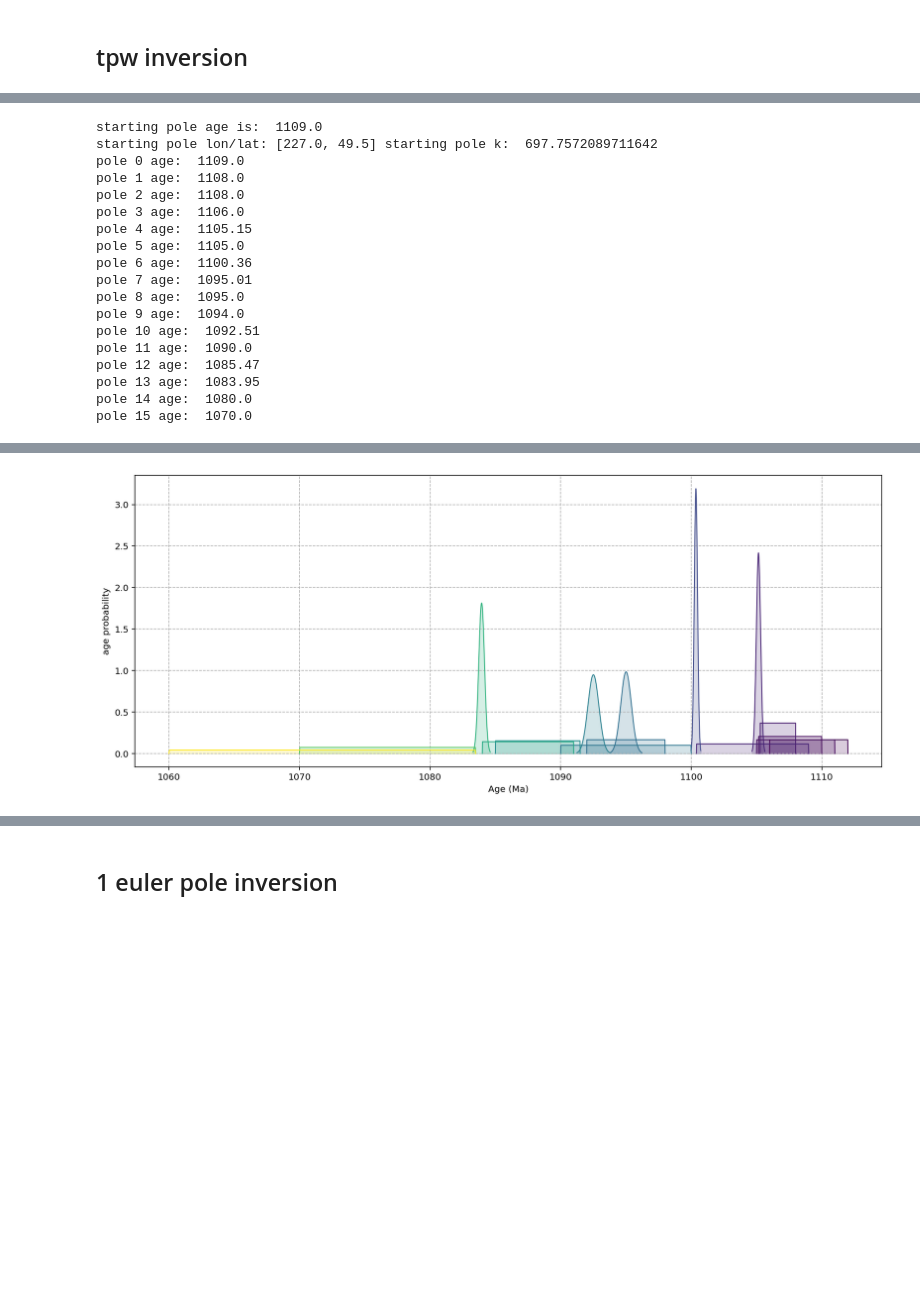
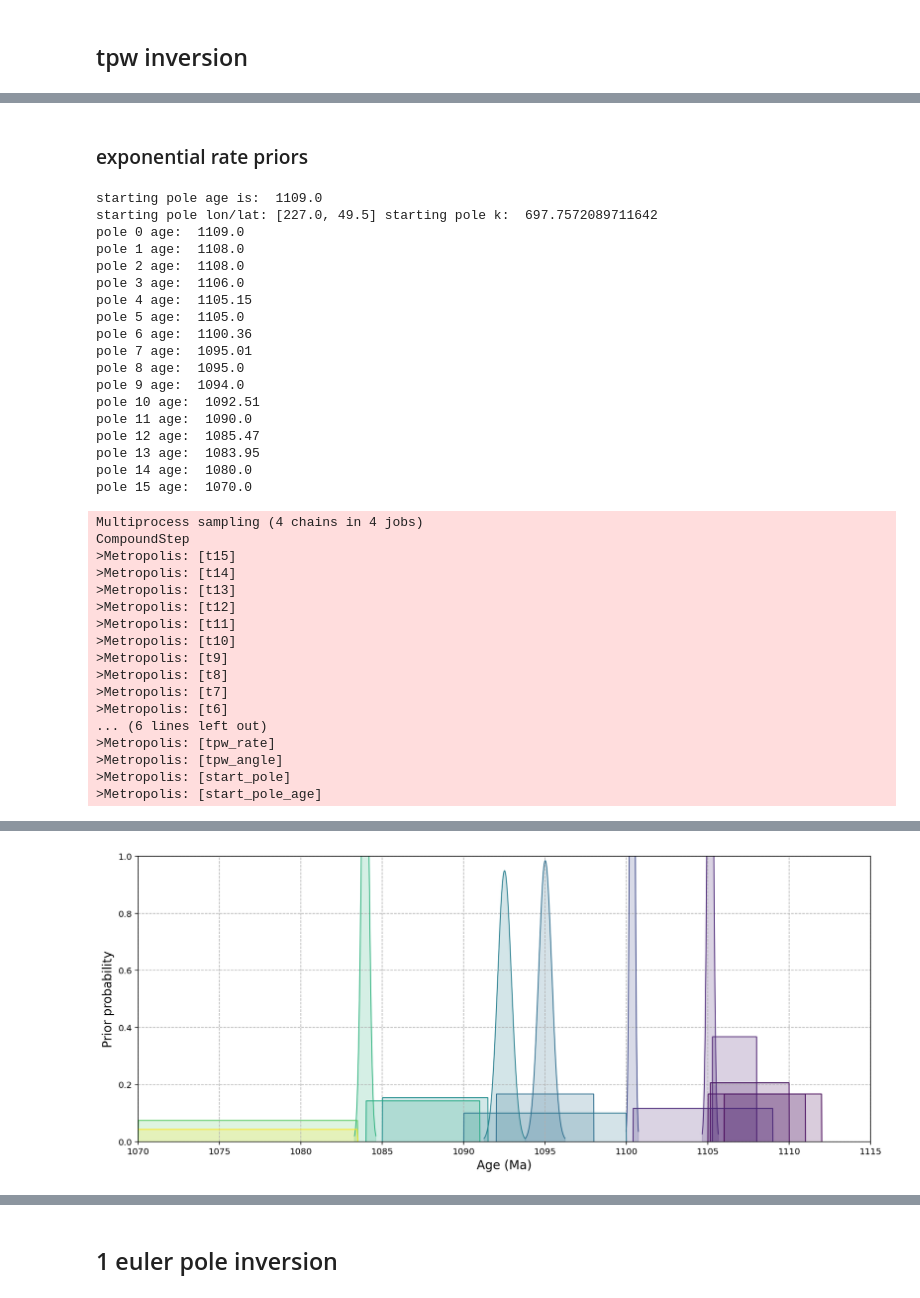
Before and after one commit to Swanson-Hysell-Group/Bayesian_PEP_inversion, a Jupyter notebook: PEP_Kewee.ipynb, the cells around one changed output, grey strips where cells are left out. Drawn from its saved outputs; the diff is of its cells as text; code cells hidden in the pictures; blank space fills up the shorter version.

```diff
--- a/PEP_Kewee.ipynb
+++ b/PEP_Kewee.ipynb
@@ -63,0 +44,30 @@ ax = plot_paleomagnetic_poles(Kewee_poles, 'PLon', 'PLat', 'A95', 'AgeNominal',
+# %%
+plt.figure(figsize = (15, 3))
+plt.ylabel('Prior probability', fontsize=14)
+# plt.xlabel('Age (Ma)', fontsize=14)
+for i in range(Kewee_poles.shape[0]):
+
+    max_y = 0
+    if Kewee_poles['GaussianOrUniform'][i] == 'uniform':
+        x = np.linspace(Kewee_poles['AgeLower'][i], Kewee_poles['AgeUpper'][i], 500)
+        y = np.zeros(500)
+        y[(x< Kewee_poles['AgeUpper'][i]) & (x>Kewee_poles['AgeLower'][i])] = 1.0/(Kewee_poles['AgeUpper'][i]-Kewee_poles['AgeLower'][i])
+        if max_y < max(y):
+            max_y = max(y)
+
+    else:
+        mu = Kewee_poles['AgeNominal'][i]
+        sigma = Kewee_poles['Gaussian_2sigma'][i]/2
+
+        x = np.linspace(mu-3*sigma,mu+3*sigma, 1000)
+        y = st.norm.pdf(x, mu, sigma)
+        if max_y < max(y):
+            max_y = max(y)
+    plt.plot(x, y, color = Kewee_poles['color'][i], lw=1)
+    plt.fill_between(x, y, color = Kewee_poles['color'][i], alpha = 0.2)
+plt.grid(1, ls='--')
+plt.xlim(1070, 1115)
+plt.ylim(0, 2)
+plt.gca().set_xticklabels([])
+# plt.savefig('code_output/kewee_age_priors.pdf', bbox_inches='tight')
+plt.show()
@@ -66,3 +141,5 @@ ax = plot_paleomagnetic_poles(Kewee_poles, 'PLon', 'PLat', 'A95', 'AgeNominal',
+# %% [markdown]
+### exponential rate priors
 # %%
 with pm.Model() as model:
 
@@ -84,8 +161,8 @@ with pm.Model() as model:
     tpw_rate = pm.Exponential('tpw_rate', 2.5)
 
     plt.figure(figsize = (15, 6))
-    plt.ylabel('age probability')
-    plt.xlabel('Age (Ma)')
+    plt.ylabel('Prior probability', fontsize=14)
+    plt.xlabel('Age (Ma)', fontsize=14)
     for i in range(Kewee_poles.shape[0]):
 
         max_y = 0
@@ -110,6 +187,8 @@ with pm.Model() as model:
         plt.plot(x, y, color = Kewee_poles['color'][i], lw=1)
         plt.fill_between(x, y, color = Kewee_poles['color'][i], alpha = 0.2)
         plt.grid(1, ls='--')
+        plt.xlim(1070, 1115)
+        plt.ylim(0, 1)
         print('pole '+str(i)+' age: ',Kewee_poles['AgeNominal'][i])
 
         lon_lat = pole_position_tpw(start, tpw_angle, tpw_rate, start_age, age)
@@ -117,8 +196,7 @@ with pm.Model() as model:
         observed_pole = VMF('p'+str(i), lon_lat, k = kappa_from_two_sigma(Kewee_poles['A95'].tolist()[i]),
                             observed=[Kewee_poles['PLon'].tolist()[i], Kewee_poles['PLat'].tolist()[i]])
 
-
-    # trace_tpw = pm.sample(1000, step = pm.Metropolis(), compute_convergence_checks=1, chains =1, cores=1, init='auto')
+    trace_tpw_exp = pm.sample(10000, tune=10000, step = pm.Metropolis(), compute_convergence_checks=1, chains=4, cores=4, init='auto')
 # %% [output]
 starting pole age is:  1109.0
 starting pole lon/lat: [227.0, 49.5] starting pole k:  697.7572089711642
@@ -138,3 +216,20 @@ pole 12 age:  1085.47
 pole 13 age:  1083.95
 pole 14 age:  1080.0
 pole 15 age:  1070.0
+Multiprocess sampling (4 chains in 4 jobs)
+CompoundStep
+>Metropolis: [t15]
+>Metropolis: [t14]
+>Metropolis: [t13]
+>Metropolis: [t12]
+>Metropolis: [t11]
+>Metropolis: [t10]
+>Metropolis: [t9]
+>Metropolis: [t8]
+>Metropolis: [t7]
+>Metropolis: [t6]
+... (6 lines left out)
+>Metropolis: [tpw_rate]
+>Metropolis: [tpw_angle]
+>Metropolis: [start_pole]
+>Metropolis: [start_pole_age]
@@ -141,2 +239,2 @@ pole 15 age:  1070.0
-[figure, old version]
+[figure, new version]
 # %%
```
Also changed, not shown: parts of 71 cells of this notebook, 1 other file.
